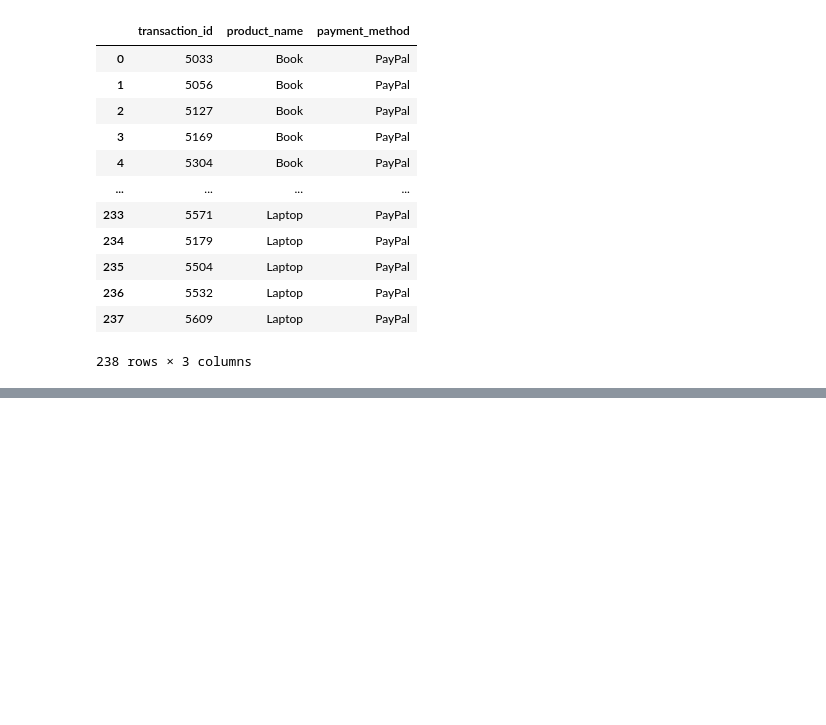
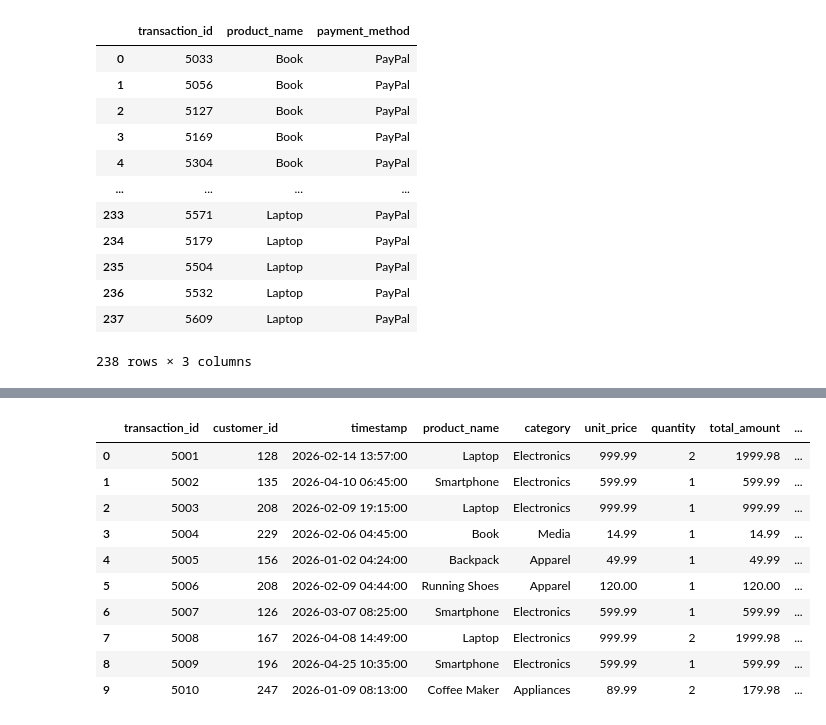
Before and after one commit to bdixit25/DataScience_Courses, a Jupyter notebook: Course_2_SQL_for_Data_Science/Module_1/Module_1.ipynb, the cells around one changed output, grey strips where cells are left out. Cells and saved outputs as stored; diff of their text form; code cells hidden in the pictures; blank space fills up the shorter version.

```diff
--- a/Course_2_SQL_for_Data_Science/Module_1/Module_1.ipynb
+++ b/Course_2_SQL_for_Data_Science/Module_1/Module_1.ipynb
@@ -638,0 +546,22 @@ CREATE TABLE transactions (
+# %%
+# Print the first 10 entries in the dataframe
+
+limit_query2 = """
+SELECT *
+FROM df
+LIMIT 10
+"""
+
+run_sql(limit_query2)
+# %% [output]
+|  | transaction_id | customer_id | timestamp | product_name | category | unit_price | quantity | total_amount | ... |
+| 0 | 5001 | 128 | 2026-02-14 13:57:00 | Laptop | Electronics | 999.99 | 2 | 1999.98 | ... |
+| 1 | 5002 | 135 | 2026-04-10 06:45:00 | Smartphone | Electronics | 599.99 | 1 | 599.99 | ... |
+| 2 | 5003 | 208 | 2026-02-09 19:15:00 | Laptop | Electronics | 999.99 | 1 | 999.99 | ... |
+| 3 | 5004 | 229 | 2026-02-06 04:45:00 | Book | Media | 14.99 | 1 | 14.99 | ... |
+| 4 | 5005 | 156 | 2026-01-02 04:24:00 | Backpack | Apparel | 49.99 | 1 | 49.99 | ... |
+| 5 | 5006 | 208 | 2026-02-09 04:44:00 | Running Shoes | Apparel | 120.00 | 1 | 120.00 | ... |
+| 6 | 5007 | 126 | 2026-03-07 08:25:00 | Smartphone | Electronics | 599.99 | 1 | 599.99 | ... |
+| 7 | 5008 | 167 | 2026-04-08 14:49:00 | Laptop | Electronics | 999.99 | 2 | 1999.98 | ... |
+| 8 | 5009 | 196 | 2026-04-25 10:35:00 | Smartphone | Electronics | 599.99 | 1 | 599.99 | ... |
+| 9 | 5010 | 247 | 2026-01-09 08:13:00 | Coffee Maker | Appliances | 89.99 | 2 | 179.98 | ... |
```
Also changed, not shown: parts of 27 cells of this notebook.
